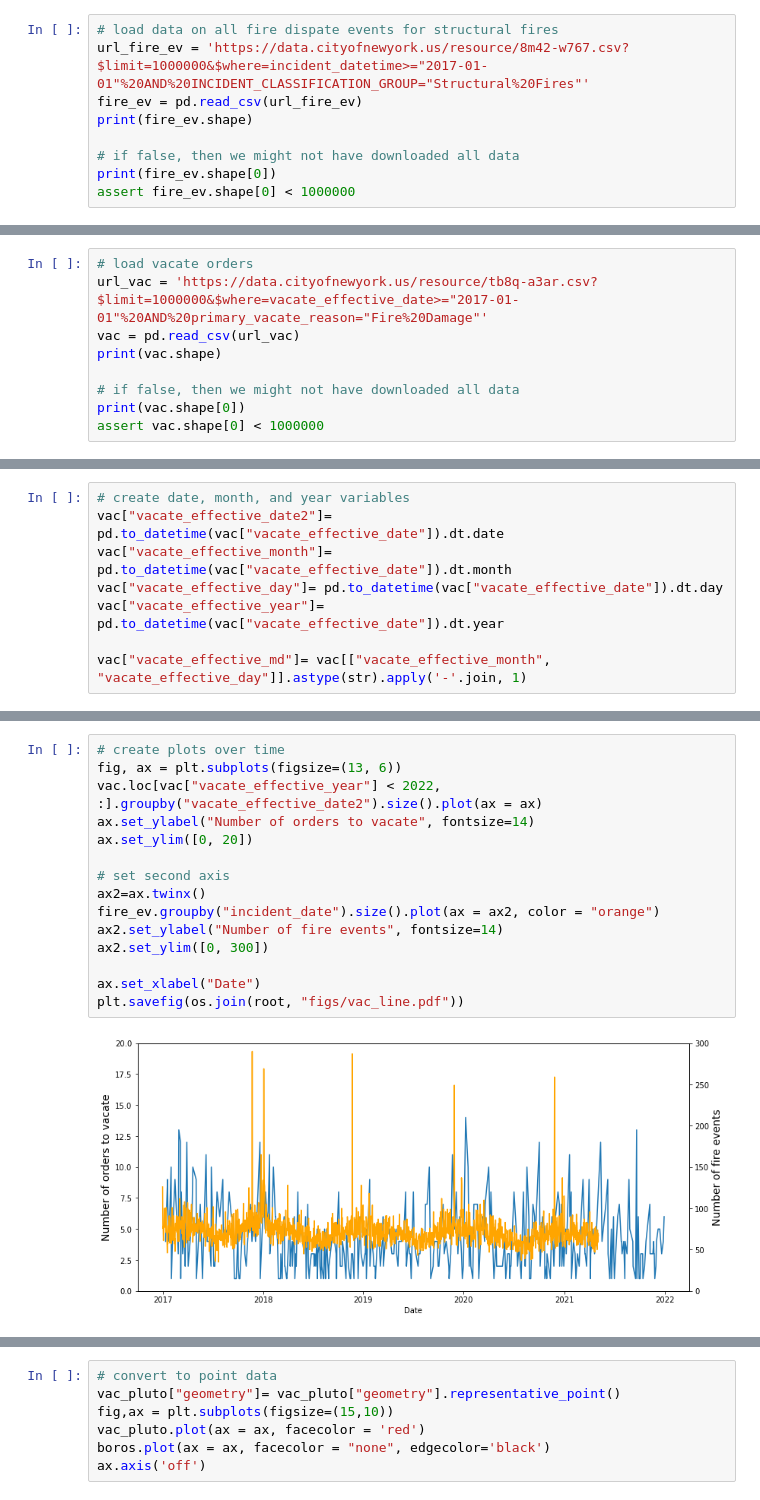
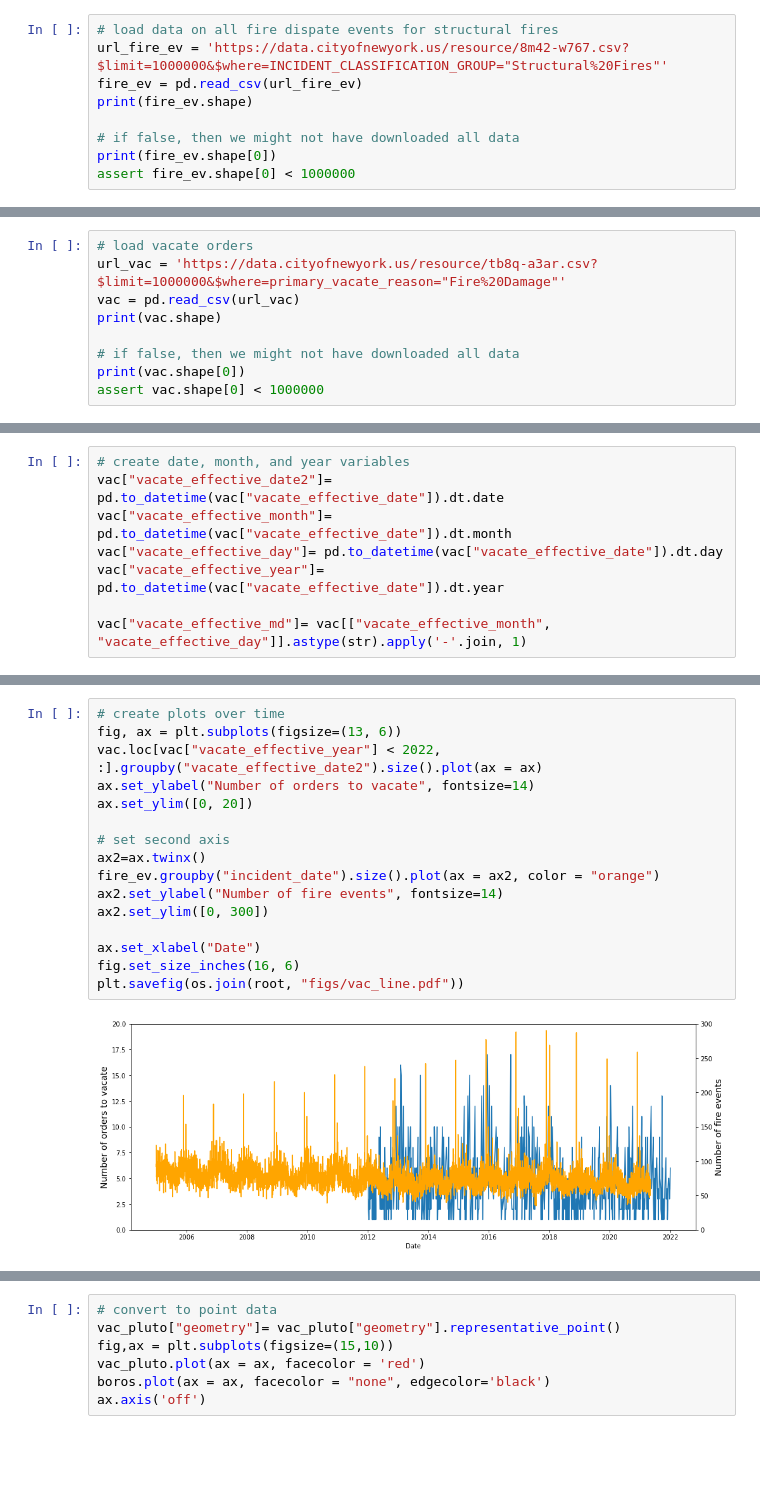
Before and after one commit to jennahgosciak/nyc_fire_risk, a Jupyter notebook: 00_data_processing.ipynb, the cells around one changed output, grey strips where cells are left out. Saved outputs shown, nothing was run; the diff lists cells and outputs as text; blank space fills up the shorter version.

```diff
--- a/00_data_processing.ipynb
+++ b/00_data_processing.ipynb
@@ -38,7 +39,7 @@ I propose a predictive model that calculates the risk of a __catastrophic__ fire
 * Only structural fires are included
 # %%
 # load data on all fire dispate events for structural fires
-url_fire_ev = 'https://data.cityofnewyork.us/resource/8m42-w767.csv?$limit=1000000&$where=incident_datetime>="2017-01-01"%20AND%20INCIDENT_CLASSIFICATION_GROUP="Structural%20Fires"'
+url_fire_ev = 'https://data.cityofnewyork.us/resource/8m42-w767.csv?$limit=1000000&$where=INCIDENT_CLASSIFICATION_GROUP="Structural%20Fires"'
 fire_ev = pd.read_csv(url_fire_ev)
 print(fire_ev.shape)
 
@@ -78,6 +139,6 @@ plt.savefig(os.join(root, "figs/fire_ev_line.pdf"))
 # %%
 # load vacate orders
-url_vac = 'https://data.cityofnewyork.us/resource/tb8q-a3ar.csv?$limit=1000000&$where=vacate_effective_date>="2017-01-01"%20AND%20primary_vacate_reason="Fire%20Damage"'
+url_vac = 'https://data.cityofnewyork.us/resource/tb8q-a3ar.csv?$limit=1000000&$where=primary_vacate_reason="Fire%20Damage"'
 vac = pd.read_csv(url_vac)
 print(vac.shape)
 
@@ -98,20 +175,21 @@ vac["vacate_effective_md"]= vac[["vacate_effective_month", "vacate_effective_day
 # %%
 # create plots over time
 fig, ax = plt.subplots(figsize=(13, 6))
 vac.loc[vac["vacate_effective_year"] < 2022, :].groupby("vacate_effective_date2").size().plot(ax = ax)
 ax.set_ylabel("Number of orders to vacate", fontsize=14)
 ax.set_ylim([0, 20])
 
 # set second axis
 ax2=ax.twinx()
 fire_ev.groupby("incident_date").size().plot(ax = ax2, color = "orange")
 ax2.set_ylabel("Number of fire events", fontsize=14)
 ax2.set_ylim([0, 300])
 
 ax.set_xlabel("Date")
+fig.set_size_inches(16, 6)
 plt.savefig(os.join(root, "figs/vac_line.pdf"))
 # %% [output]
-[figure, old version]
+[figure, new version]
 # %%
 ## load pluto
 pluto= gpd.read_file(os.join(root, "data/nyc_mappluto_21v4_shp/MapPLUTO.shp"))
```
Also changed, not shown: parts of 42 cells of this notebook, 1 other file.
